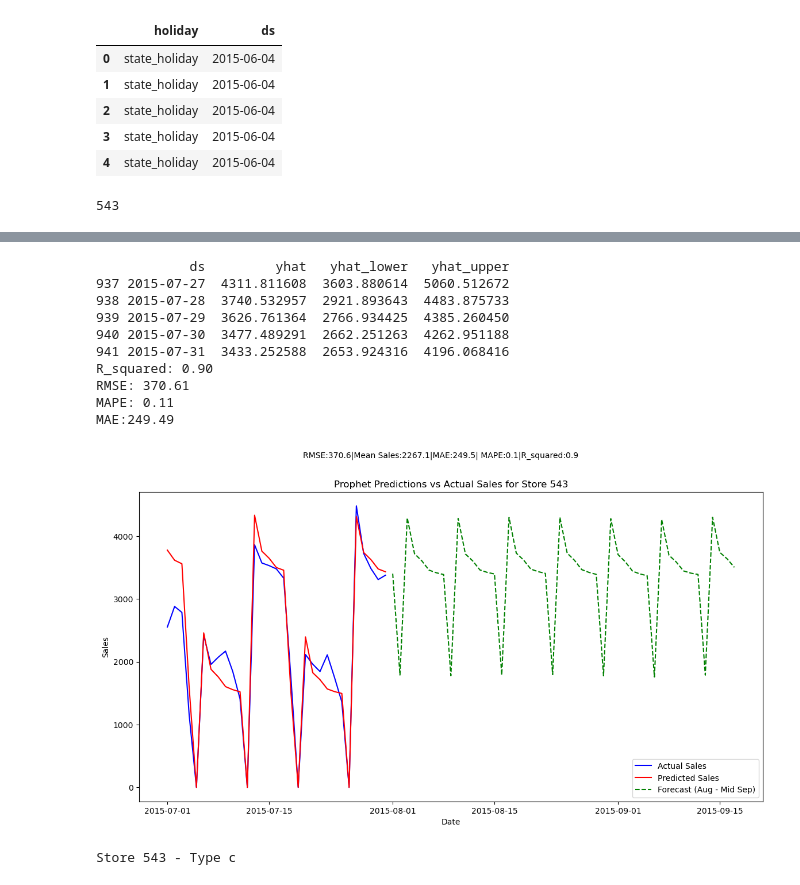
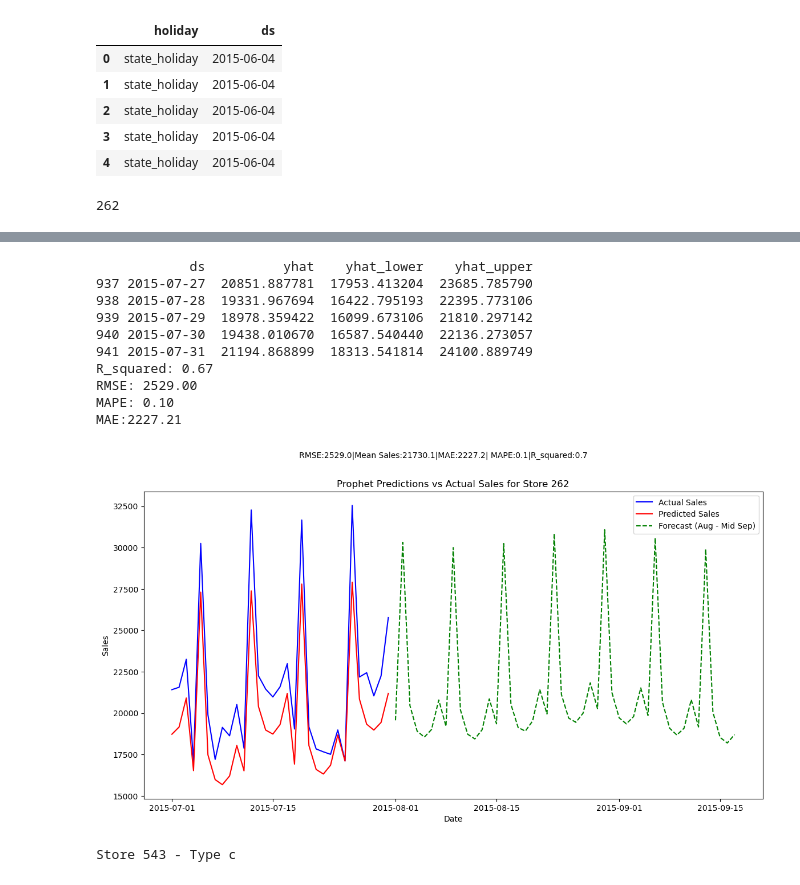
Before and after one commit to GeorgeStampolidiss/Projects, a Jupyter notebook: Project1_GStampolidis.ipynb, the cells around one changed output, grey strips where cells are left out. Drawn from its saved outputs; the diff is of its cells as text; code cells hidden in the pictures.

```diff
--- a/Project1_GStampolidis.ipynb
+++ b/Project1_GStampolidis.ipynb
@@ -2197,7 +2255,7 @@ holidays.head()
 # %%
 #Prophet model
 
-Store_ID= 543
+Store_ID= 262
 #Random Store
 #Store_ID=np.random.choice(range(1,train_data["Store"].max())) #OR Store_ID=... for a specific store
 print(Store_ID)
@@ -2277,4 +2335,4 @@ plt.suptitle(f"RMSE:{rmse:.1f}|Mean Sales:{mean_sales:.1f}|MAE:{mae:.1f}| MAPE:{
 plt.legend()
 plt.show()
 # %% [output]
-543
+262
@@ -2283,14 +2341,14 @@ plt.show()
-            ds         yhat   yhat_lower   yhat_upper
-937 2015-07-27  4311.811608  3603.880614  5060.512672
-938 2015-07-28  3740.532957  2921.893643  4483.875733
-939 2015-07-29  3626.761364  2766.934425  4385.260450
-940 2015-07-30  3477.489291  2662.251263  4262.951188
-941 2015-07-31  3433.252588  2653.924316  4196.068416
-R_squared: 0.90
-RMSE: 370.61
-MAPE: 0.11
-MAE:249.49
+            ds          yhat    yhat_lower    yhat_upper
+937 2015-07-27  20851.887781  17953.413204  23685.785790
+938 2015-07-28  19331.967694  16422.795193  22395.773106
+939 2015-07-29  18978.359422  16099.673106  21810.297142
+940 2015-07-30  19438.010670  16587.540440  22136.273057
+941 2015-07-31  21194.868899  18313.541814  24100.889749
+R_squared: 0.67
+RMSE: 2529.00
+MAPE: 0.10
+MAE:2227.21
-[figure, old version]
+[figure, new version]
 # %%
 #Store types for stores
 store_no=543
```
Also changed, not shown: parts of 41 cells of this notebook.
